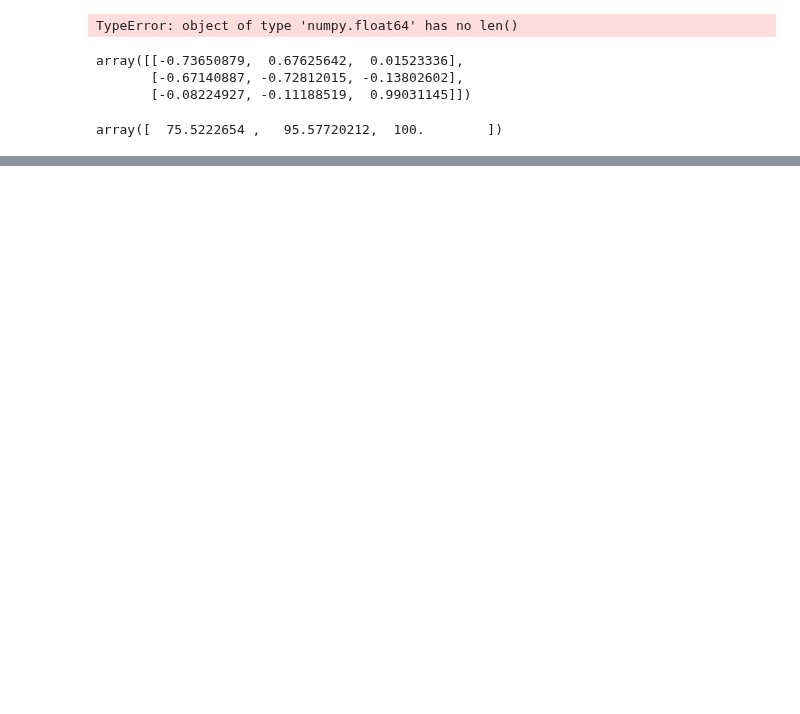
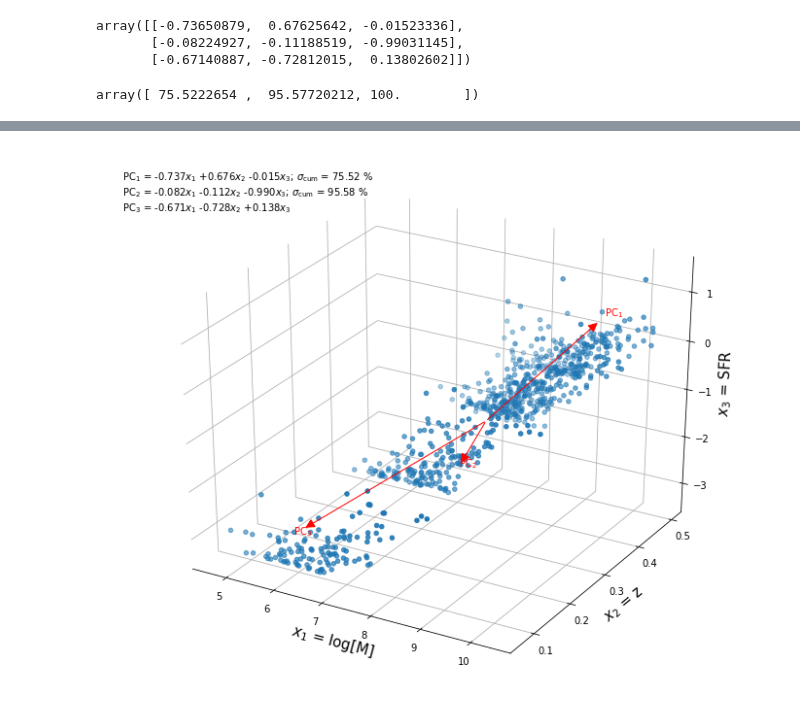
Before and after one commit to kaitshin/LowM_MainSequence, a Jupyter notebook: redshift_dependency.ipynb, the cells around one changed output, grey strips where cells are left out. Cells and saved outputs as stored; diff of their text form; code cells hidden in the pictures; blank space fills up the shorter version.

Commit message:
tried some z=f(x,y) curve_fits to the data

```diff
--- a/redshift_dependency.ipynb
+++ b/redshift_dependency.ipynb
@@ -919,9 +153,11 @@ for ff in filt_lambda_list.keys():
     badf_match = np.where(ffs[badz_iis] == ff)[0]
     zarr[badz_iis[badf_match]] = (filt_lambda_list[ff]/6562.8) - 1
 # %%
+labels = ['log[M]', 'z', 'SFR']
+
 xData = np.copy(xarr)
-yData = np.copy(yarr)
-zData = np.copy(zarr)
+yData = np.copy(zarr)
+zData = np.copy(yarr)
 
 n_sample = len(xData)
 # %%
@@ -942,19 +178,15 @@ cum_var0 = cum_var(eval0) # + on 25/07/2016
 projected_data0 = np.dot(data, evec)
 sigma = projected_data0.std(axis=0).mean()
 # %%
-for ii in range(n_sample):
-    x1 = np.reshape(xData[ii], (len(xData[ii]),1))
-    y1 = np.reshape(yData[ii], (len(yData[ii]),1))
-    z1 = np.reshape(zData[ii], (len(zData[ii]),1))
-    t_data = np.hstack((x1,y1,z1))
-    temp  = np.dot(t_data, evec)
-    if ii == 0:
-        projected_data = [temp]
-    else: projected_data.append(temp)
+# for ii in range(n_sample):
+#     x1 = np.reshape(xData[ii], (len(xData[ii]),1))
+#     y1 = np.reshape(yData[ii], (len(yData[ii]),1))
+#     z1 = np.reshape(zData[ii], (len(zData[ii]),1))
+#     t_data = np.hstack((x1,y1,z1))
+#     temp  = np.dot(t_data, evec)
+#     if ii == 0:
+#         projected_data = [temp]
+#     else: projected_data.append(temp)
-# %% [output]
-TypeError: object of type 'numpy.float64' has no len()
-# %%
-labels = ['M', 'SFR', 'z']
 # %%
 # plot_3d(xData, yData, zData, evec, mu, sigma, labels, out_pdf='temp_out.pdf',
 #         ref_name0=None, cum_var0=cum_var0, silent=False,
@@ -963,9 +195,9 @@ labels = ['M', 'SFR', 'z']
 # %%
 evec
 # %% [output]
-array([[-0.73650879,  0.67625642,  0.01523336],
-       [-0.67140887, -0.72812015, -0.13802602],
-       [-0.08224927, -0.11188519,  0.99031145]])
+array([[-0.73650879,  0.67625642, -0.01523336],
+       [-0.08224927, -0.11188519, -0.99031145],
+       [-0.67140887, -0.72812015,  0.13802602]])
 # %%
 cum_var0
 # %% [output]
@@ -973,10 +205,11 @@ array([  75.5222654 ,   95.57720212,  100.        ])
 # %%
-from mpl_toolkits.mplot3d import Axes3D
+from mpl_toolkits.mplot3d import Axes3D, proj3d
+
 fig = plt.figure()
 fig.set_size_inches(12,10)
 ax = fig.add_subplot(111, projection='3d')
 
-ax.scatter(xarr, yarr, zarr)
+ax.scatter(xData, yData, zData)
 ax.set_xlabel(r'$x_1$ = '+labels[0], fontsize='15')
 ax.set_ylabel(r'$x_2$ = '+labels[1], fontsize='15')
 ax.set_zlabel(r'$x_3$ = '+labels[2], fontsize='15')
@@ -1011,0 +243 @@ for axis in [ax.w_xaxis, ax.w_yaxis, ax.w_zaxis]:
+[figure, added]
```
Also changed, not shown: parts of 15 cells of this notebook.
